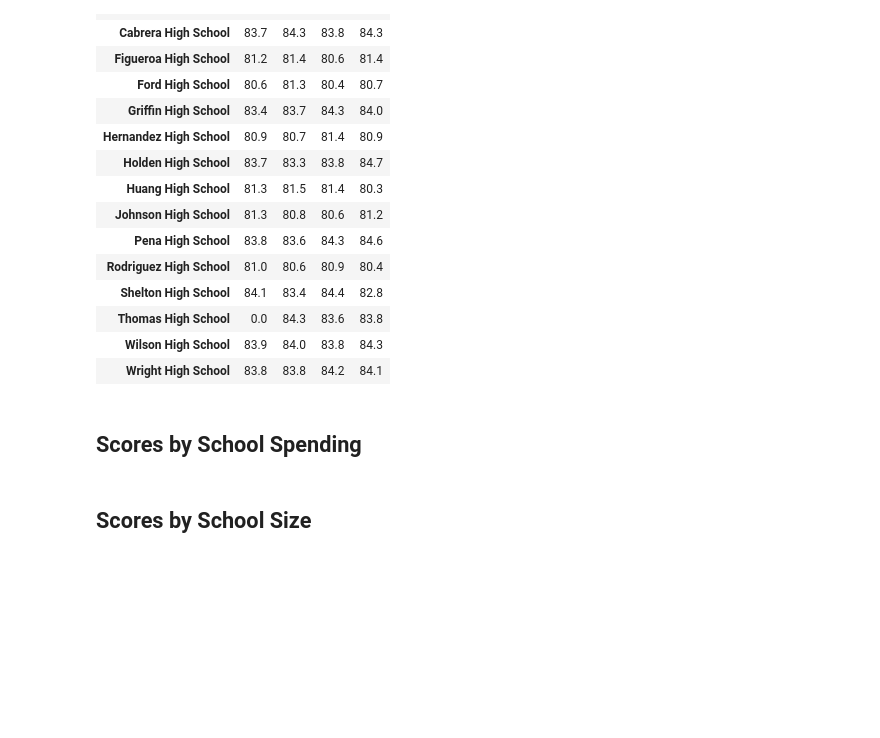
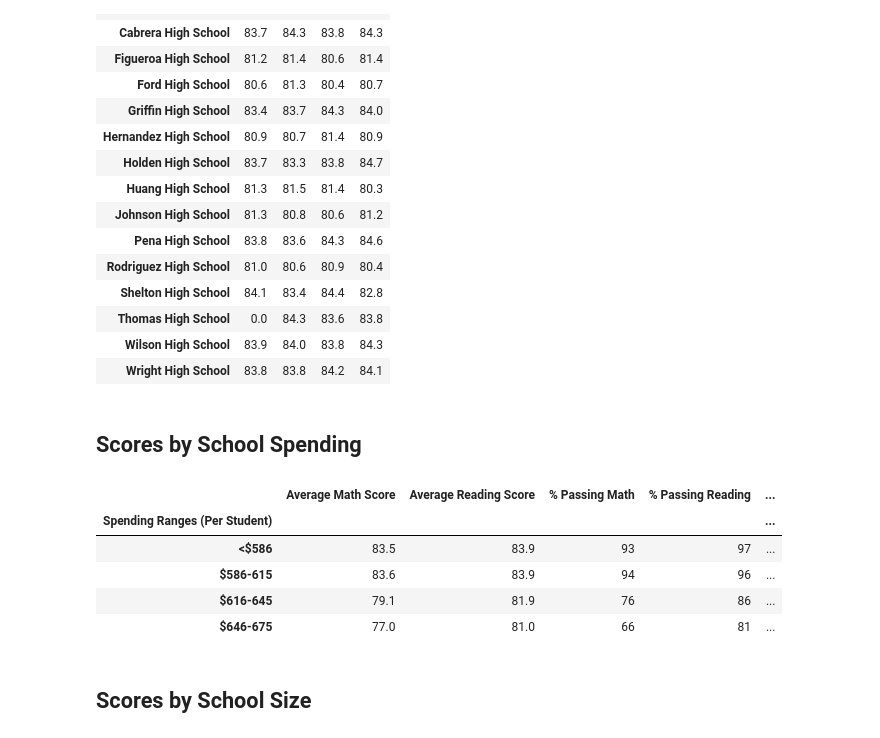
Before and after one commit to afhayden/Module4_Challenge_School_Analysis, a Jupyter notebook: PyCitySchools_Challenge_testing.ipynb, the cells around one changed output. Drawn from its saved outputs; the diff is of its cells as text; code cells hidden in the pictures; blank space fills up the shorter version.

Commit message:
scores by school spending complete

```diff
--- a/PyCitySchools_Challenge_testing.ipynb
+++ b/PyCitySchools_Challenge_testing.ipynb
@@ -434,15 +434,57 @@ reading_scores_by_grade_df
 ## Scores by School Spending
 # %%
 # Establish the spending bins and group names.
+# Let's check the standard devision for school budget per student
 
+per_school_capita.describe()
+
+#standard deviation comes out to 28.5, let's round to 30, so we'll increase each bin by 30
+
+spending_bins = [0, 585, 615, 645, 675]
+per_school_capita.groupby(pd.cut(per_school_capita, spending_bins)).count()
+group_names = ["<$586", "$586-615", "$616-645", "$646-675"]
 
 # Categorize spending based on the bins.
+per_school_summary_df["Spending Ranges (Per Student)"] = pd.cut(per_school_capita, spending_bins, labels=group_names)
 # %%
 # Calculate averages for the desired columns.
+spending_math_scores = per_school_summary_df.groupby(["Spending Ranges (Per Student)"]).mean()["Average Math Score"]
+
+spending_reading_scores = per_school_summary_df.groupby(["Spending Ranges (Per Student)"]).mean()["Average Reading Score"]
+
+spending_passing_math = per_school_summary_df.groupby(["Spending Ranges (Per Student)"]).mean()["% Passing Math"]
+
+spending_passing_reading = per_school_summary_df.groupby(["Spending Ranges (Per Student)"]).mean()["% Passing Reading"]
+
+overall_passing_spending = per_school_summary_df.groupby(["Spending Ranges (Per Student)"]).mean()["% Overall Passing"]
 # %%
 # Create the DataFrame
+spending_summary_df = pd.DataFrame({
+          "Average Math Score" : spending_math_scores,
+          "Average Reading Score": spending_reading_scores,
+          "% Passing Math": spending_passing_math,
+          "% Passing Reading": spending_passing_reading,
+          "% Overall Passing": overall_passing_spending})
 # %%
 # Format the DataFrame
+spending_summary_df["Average Math Score"] = spending_summary_df["Average Math Score"].map("{:.1f}".format)
+
+spending_summary_df["Average Reading Score"] = spending_summary_df["Average Reading Score"].map("{:.1f}".format)
+
+spending_summary_df["% Passing Math"] = spending_summary_df["% Passing Math"].map("{:.0f}".format)
+
+spending_summary_df["% Passing Reading"] = spending_summary_df["% Passing Reading"].map("{:.0f}".format)
+
+spending_summary_df["% Overall Passing"] = spending_summary_df["% Overall Passing"].map("{:.0f}".format)
+
+spending_summary_df
+# %% [output]
+|  | Average Math Score | Average Reading Score | % Passing Math | % Passing Reading | ... |
+| Spending Ranges (Per Student) |  |  |  |  | ... |
+| <$586 | 83.5 | 83.9 | 93 | 97 | ... |
+| $586-615 | 83.6 | 83.9 | 94 | 96 | ... |
+| $616-645 | 79.1 | 81.9 | 76 | 86 | ... |
+| $646-675 | 77.0 | 81.0 | 66 | 81 | ... |
 # %% [markdown]
 ## Scores by School Size
 # %%
```
